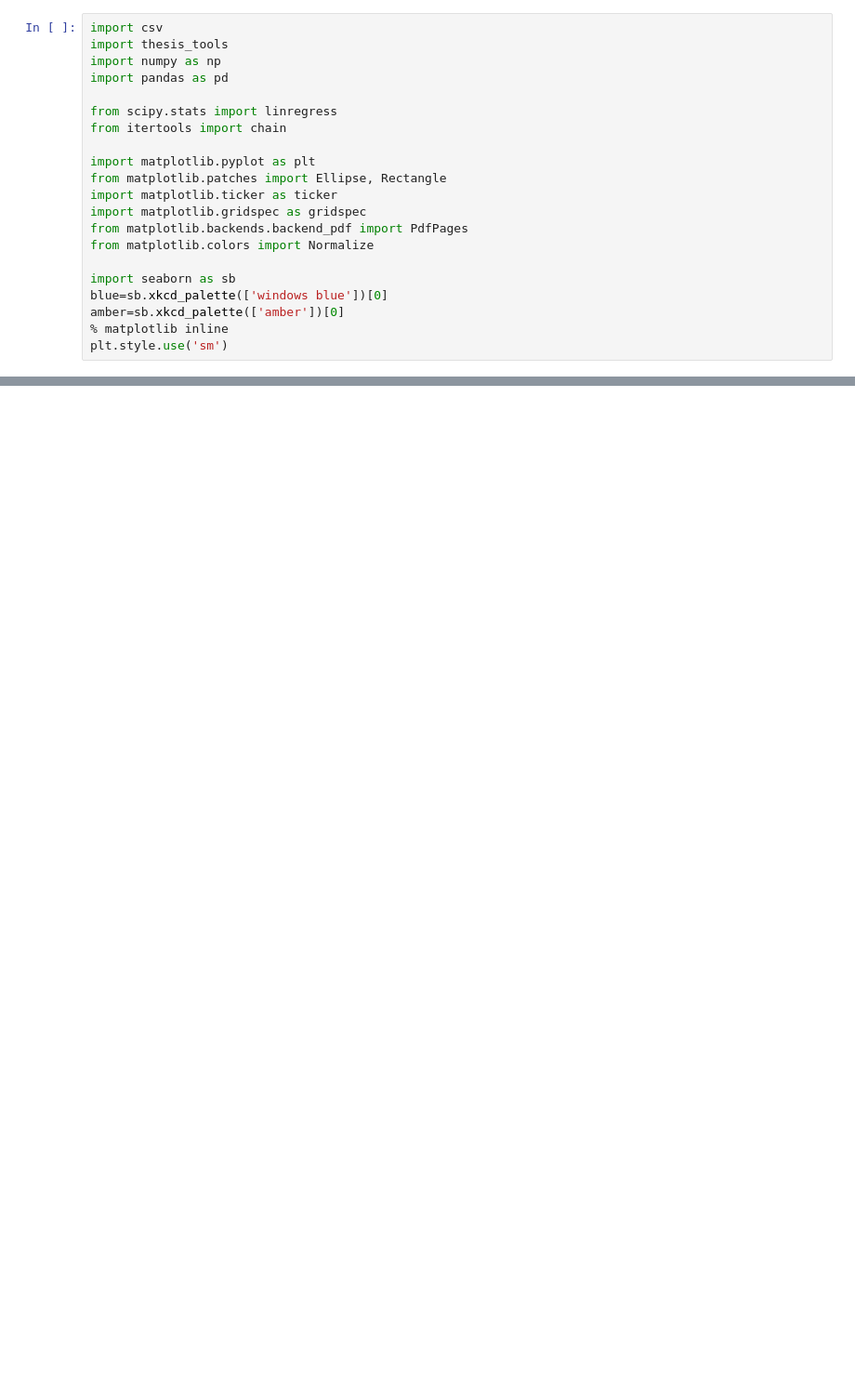
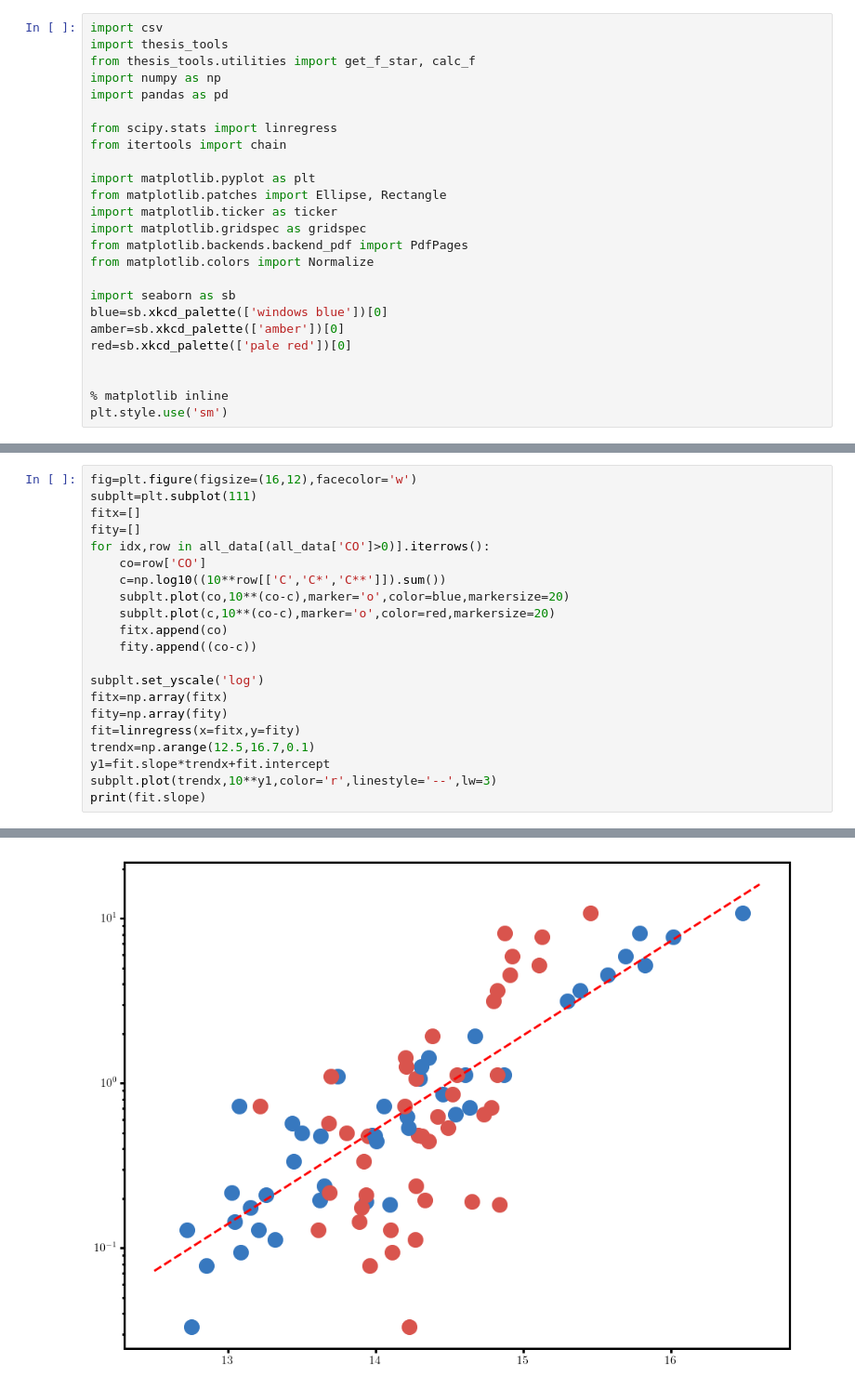
Before and after one commit to codydirks/PGCC_HST, a Jupyter notebook: COAnalysis.ipynb, the cells around one changed output, grey strips where cells are left out. Shown at 93% size. Cells and saved outputs as stored; diff of their text form; blank space fills up the shorter version.

```diff
--- a/COAnalysis.ipynb
+++ b/COAnalysis.ipynb
@@ -1,6 +1,7 @@
 # %%
 import csv
 import thesis_tools
+from thesis_tools.utilities import get_f_star, calc_f
 import numpy as np
 import pandas as pd
 
@@ -17,5 +18,8 @@ from matplotlib.colors import Normalize
 import seaborn as sb
 blue=sb.xkcd_palette(['windows blue'])[0]
 amber=sb.xkcd_palette(['amber'])[0]
+red=sb.xkcd_palette(['pale red'])[0]
+
+
 % matplotlib inline
 plt.style.use('sm')
@@ -486,0 +550,22 @@ for fl in files:
+# %%
+fig=plt.figure(figsize=(16,12),facecolor='w')
+subplt=plt.subplot(111)
+fitx=[]
+fity=[]
+for idx,row in all_data[(all_data['CO']>0)].iterrows():
+    co=row['CO']
+    c=np.log10((10**row[['C','C*','C**']]).sum())
+    subplt.plot(co,10**(co-c),marker='o',color=blue,markersize=20)
+    subplt.plot(c,10**(co-c),marker='o',color=red,markersize=20)
+    fitx.append(co)
+    fity.append((co-c))
+
+subplt.set_yscale('log')
+fitx=np.array(fitx)
+fity=np.array(fity)
+fit=linregress(x=fitx,y=fity)
+trendx=np.arange(12.5,16.7,0.1)
+y1=fit.slope*trendx+fit.intercept
+subplt.plot(trendx,10**y1,color='r',linestyle='--',lw=3)
+print(fit.slope)
+# %% [output]
@@ -486,0 +573 @@ for fl in files:
+[figure, added]
```
Also changed, not shown: parts of 19 cells of this notebook, 5 other files.
